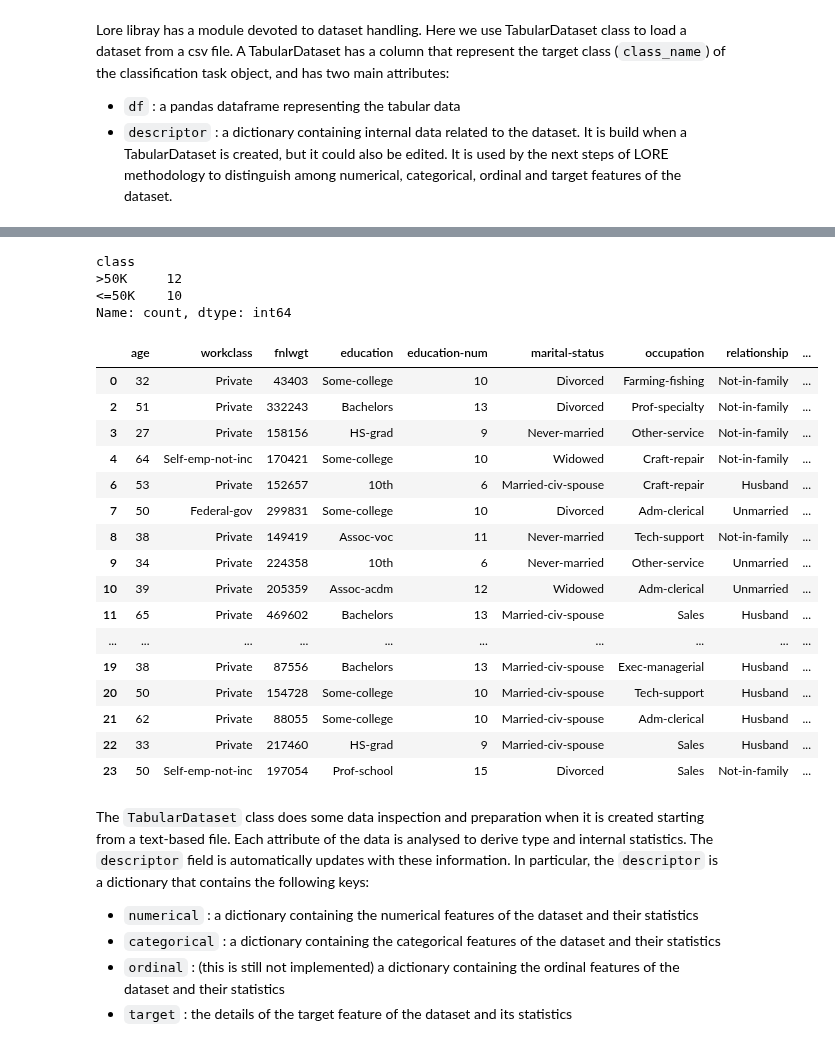
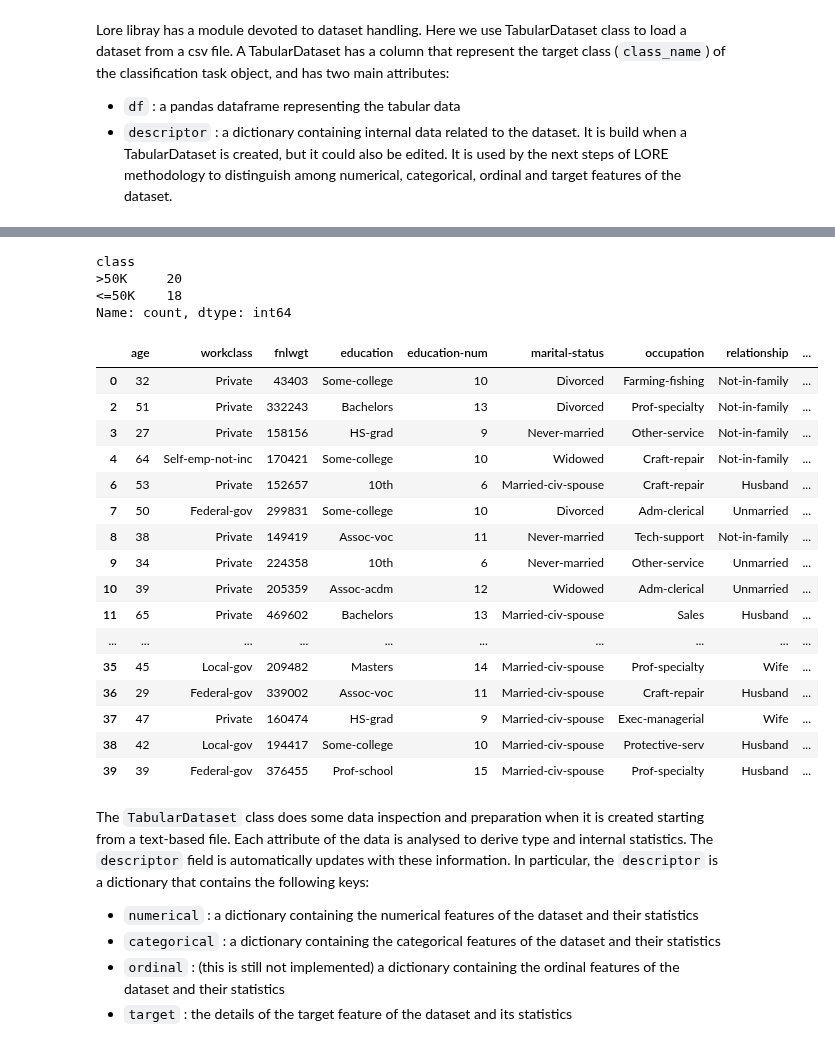
Before and after one commit to pablopalacios23/LORE_sa, a Jupyter notebook: LORE_Tutorial_Adult.ipynb, the cells around one changed output, grey strips where cells are left out. Drawn from its saved outputs; the diff is of its cells as text; code cells hidden in the pictures.

```diff
--- a/LORE_Tutorial_Adult.ipynb
+++ b/LORE_Tutorial_Adult.ipynb
@@ -28,7 +28,7 @@ df = pd.read_csv('test/resources/adult.csv')
 df.columns = df.columns.str.strip()  # Elimina espacios en los nombres de las columnas
 
 # Asegurar que cada clase tiene exactamente 5 muestras (o todas las que existan si hay menos de 5)
-df_small = df.groupby("class", group_keys=False).apply(lambda x: x.sample(n=12, random_state=42)).reset_index(drop=True)
+df_small = df.groupby("class", group_keys=False).apply(lambda x: x.sample(n=20, random_state=42)).reset_index(drop=True)
 
 # Guardar el nuevo dataset reducido
 df_small.to_csv('test/resources/adult_small.csv', index=False)
@@ -48,24 +50,24 @@ dataset.df  # Mostrar el dataset reducido
 class
->50K     12
-<=50K    10
+>50K     20
+<=50K    18
 Name: count, dtype: int64
 |  | age | workclass | fnlwgt | education | education-num | marital-status | occupation | relationship | ... |
 | 0 | 32 | Private | 43403 | Some-college | 10 | Divorced | Farming-fishing | Not-in-family | ... |
 | 2 | 51 | Private | 332243 | Bachelors | 13 | Divorced | Prof-specialty | Not-in-family | ... |
 | 3 | 27 | Private | 158156 | HS-grad | 9 | Never-married | Other-service | Not-in-family | ... |
 | 4 | 64 | Self-emp-not-inc | 170421 | Some-college | 10 | Widowed | Craft-repair | Not-in-family | ... |
 | 6 | 53 | Private | 152657 | 10th | 6 | Married-civ-spouse | Craft-repair | Husband | ... |
 | 7 | 50 | Federal-gov | 299831 | Some-college | 10 | Divorced | Adm-clerical | Unmarried | ... |
 | 8 | 38 | Private | 149419 | Assoc-voc | 11 | Never-married | Tech-support | Not-in-family | ... |
 | 9 | 34 | Private | 224358 | 10th | 6 | Never-married | Other-service | Unmarried | ... |
 | 10 | 39 | Private | 205359 | Assoc-acdm | 12 | Widowed | Adm-clerical | Unmarried | ... |
 | 11 | 65 | Private | 469602 | Bachelors | 13 | Married-civ-spouse | Sales | Husband | ... |
 | ... | ... | ... | ... | ... | ... | ... | ... | ... | ... |
-| 19 | 38 | Private | 87556 | Bachelors | 13 | Married-civ-spouse | Exec-managerial | Husband | ... |
-| 20 | 50 | Private | 154728 | Some-college | 10 | Married-civ-spouse | Tech-support | Husband | ... |
-| 21 | 62 | Private | 88055 | Some-college | 10 | Married-civ-spouse | Adm-clerical | Husband | ... |
-| 22 | 33 | Private | 217460 | HS-grad | 9 | Married-civ-spouse | Sales | Husband | ... |
-| 23 | 50 | Self-emp-not-inc | 197054 | Prof-school | 15 | Divorced | Sales | Not-in-family | ... |
+| 35 | 45 | Local-gov | 209482 | Masters | 14 | Married-civ-spouse | Prof-specialty | Wife | ... |
+| 36 | 29 | Federal-gov | 339002 | Assoc-voc | 11 | Married-civ-spouse | Craft-repair | Husband | ... |
+| 37 | 47 | Private | 160474 | HS-grad | 9 | Married-civ-spouse | Exec-managerial | Wife | ... |
+| 38 | 42 | Local-gov | 194417 | Some-college | 10 | Married-civ-spouse | Protective-serv | Husband | ... |
+| 39 | 39 | Federal-gov | 376455 | Prof-school | 15 | Married-civ-spouse | Prof-specialty | Husband | ... |
 # %% [markdown]
 The `TabularDataset` class does some data inspection and preparation when it is created starting from a text-based file. Each attribute of the data is analysed to derive type and internal statistics. The `descriptor` field is automatically updates with these information. In particular, the `descriptor` is a dictionary that contains the following keys:
 - `numerical` : a dictionary containing the numerical features of the dataset and their statistics
```
Also changed, not shown: parts of 14 cells of this notebook, 21 other files.
